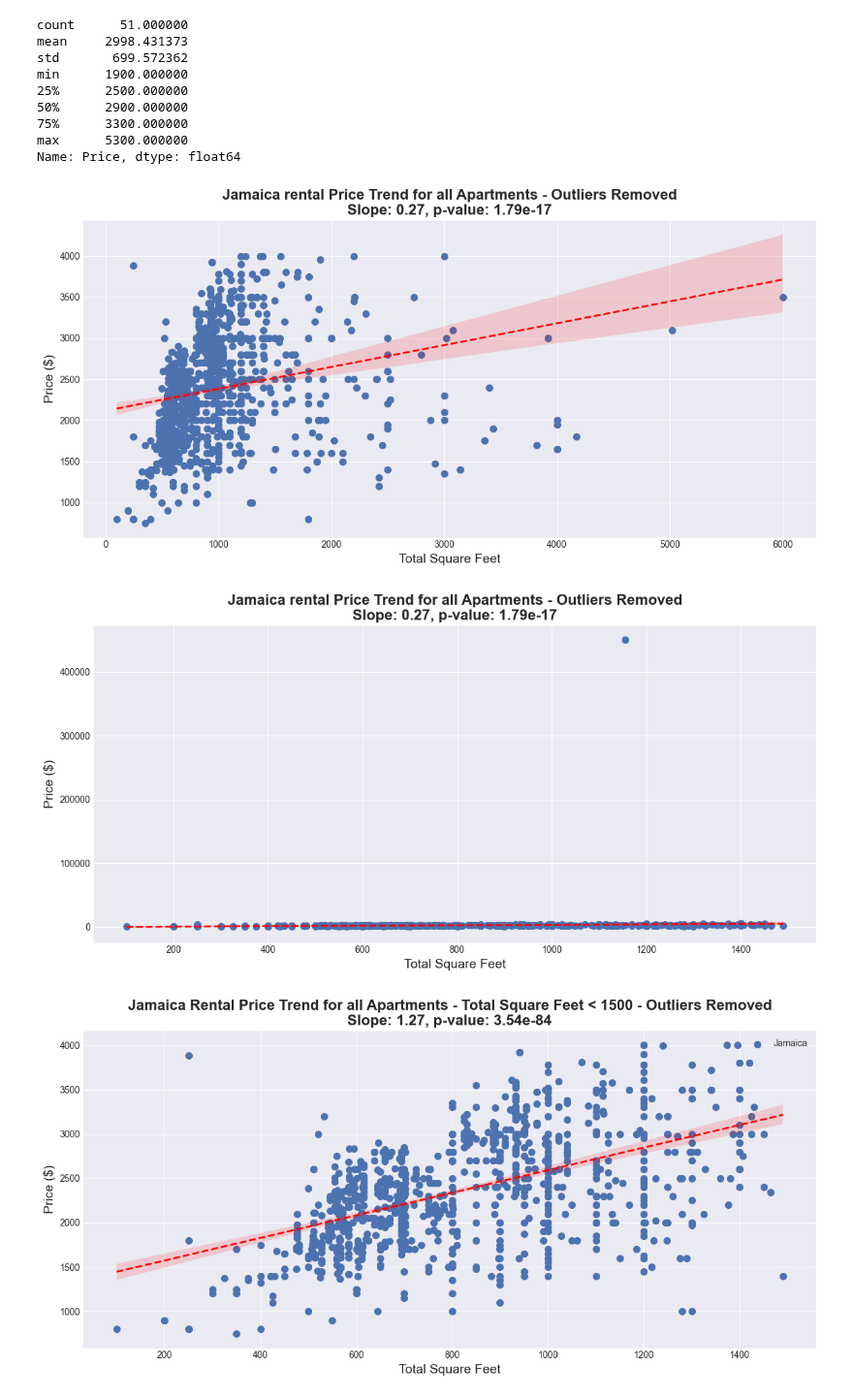
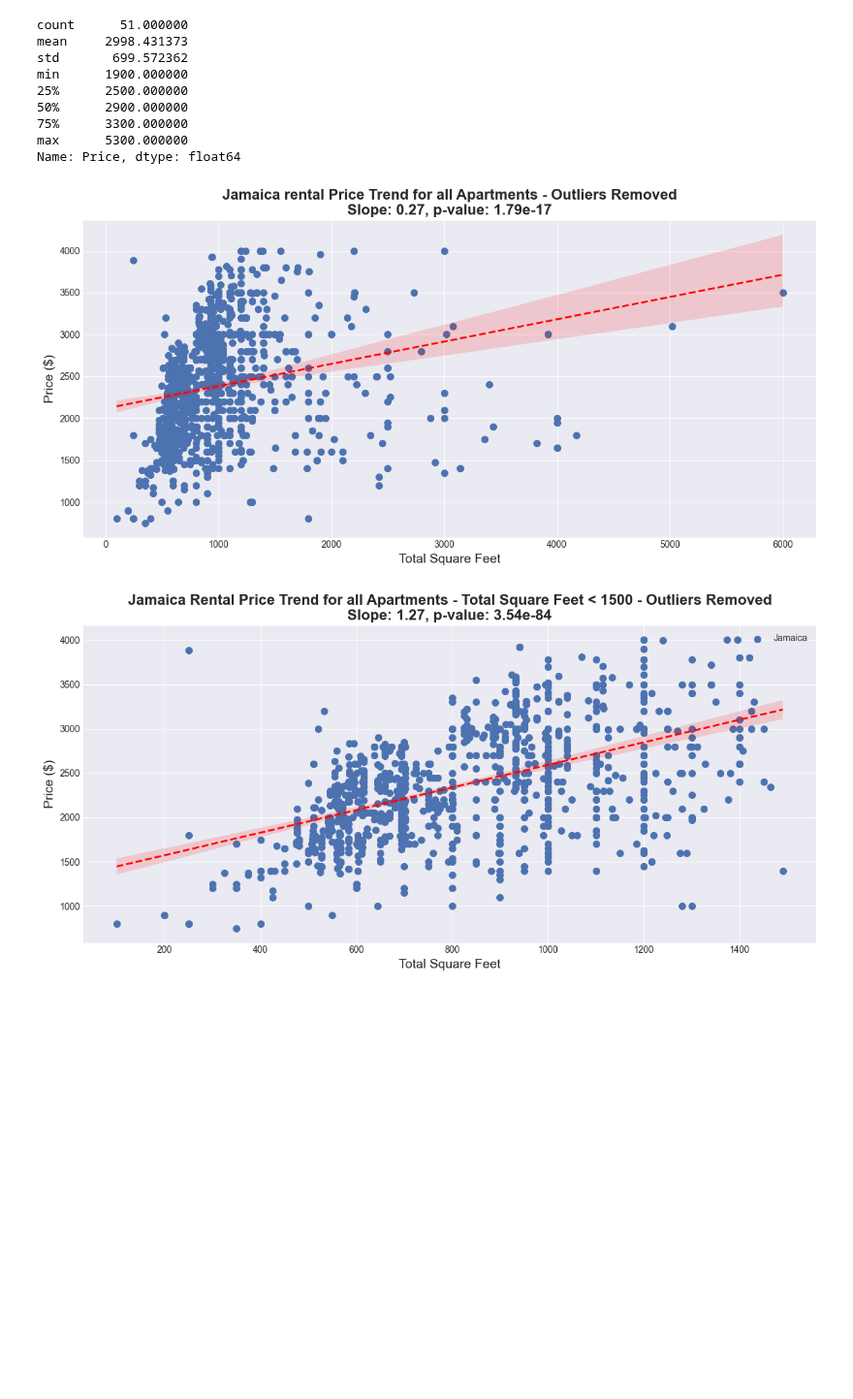
Before and after one commit to supernovaaa2024/RealEstateValuation, a Jupyter notebook: RealEstateStatisticalAnalysis.ipynb, the cells around one changed output. Shown at 97% size. Cells and saved outputs as stored; diff of their text form; code cells hidden in the pictures; blank space fills up the shorter version.

```diff
--- a/RealEstateStatisticalAnalysis.ipynb
+++ b/RealEstateStatisticalAnalysis.ipynb
@@ -84,52 +84,34 @@ jamaicadf = jamaicadf.dropna(subset=["Total Square Feet", "Price"])
 filteredx = jamaicadf["Total Square Feet"]
 filteredy = jamaicadf["Price"]
 
 # Remove price outliers using IQR method
 Q1 = filteredy.quantile(0.25)
 Q3 = filteredy.quantile(0.75)
 IQR = Q3 - Q1
 lower_bound = Q1 - 1.5 * IQR
 upper_bound = Q3 + 1.5 * IQR
 filteredx_no_outlier = filteredx[(filteredy >= lower_bound) & (filteredy <= upper_bound)]
 filteredy_no_outlier = filteredy[(filteredy >= lower_bound) & (filteredy <= upper_bound)]
 
 # Calculate regression statistics
 slope, intercept, r_value, p_value, std_err = linregress(filteredx_no_outlier, filteredy_no_outlier)
 
 # Plot as before
 plt.style.use('seaborn-v0_8-darkgrid')
 fig, ax = plt.subplots(figsize=(12, 6))
 ax.scatter(filteredx_no_outlier, filteredy_no_outlier, label='Jamaica', color='#4C72B0', linewidth=2)
 sns.regplot(x=filteredx_no_outlier, y=filteredy_no_outlier, scatter=False, ax=ax, color='red', line_kws={'linewidth': 2, 'linestyle': '--'})
 
 # Add coefficient and p-value to the title or as text
 ax.set_title(f"Jamaica rental Price Trend for all Apartments - Outliers Removed\n"
              f"Slope: {slope:.2f}, p-value: {p_value:.3g}", fontsize=16, fontweight='bold')
 ax.set_xlabel("Total Square Feet", fontsize=14)
 ax.set_ylabel("Price ($)", fontsize=14)
 
 plt.tight_layout()
 plt.show()
-
-
-jamaicadf = jamaicadf.dropna(subset=["Total Square Feet", "Price"])
-
-# Filter for Total Square Feet < 1500
-filteredx = jamaicadf["Total Square Feet"][jamaicadf["Total Square Feet"] < 1500]
-filteredy = jamaicadf["Price"][jamaicadf["Total Square Feet"] < 1500]
-fig, ax = plt.subplots(figsize=(12, 6))
-ax.scatter(filteredx, filteredy, label='Jamaica', color='#4C72B0', linewidth=2)
-sns.regplot(x=filteredx, y=filteredy, scatter=False, ax=ax, color='red', line_kws={'linewidth': 2, 'linestyle': '--'})
-# Add coefficient and p-value to the title or as text
-ax.set_title(f"Jamaica rental Price Trend for all Apartments - Outliers Removed\n"
-             f"Slope: {slope:.2f}, p-value: {p_value:.3g}", fontsize=16, fontweight='bold')
-ax.set_xlabel("Total Square Feet", fontsize=14)
-ax.set_ylabel("Price ($)", fontsize=14)
-plt.tight_layout()
-plt.show()
 # %% [output]
-[figure, old version]
+[figure, new version]
-[figure, removed]
 # %%
 # Trend Analysis for all apartments in Jamaica - Filtered by Total Square Feet < 1500
 from scipy.stats import linregress
```
Also changed, not shown: parts of 2 cells of this notebook.
